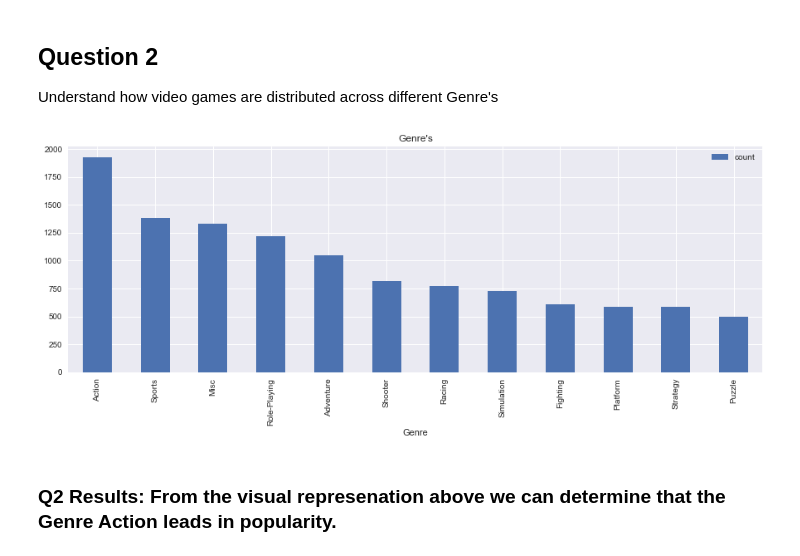
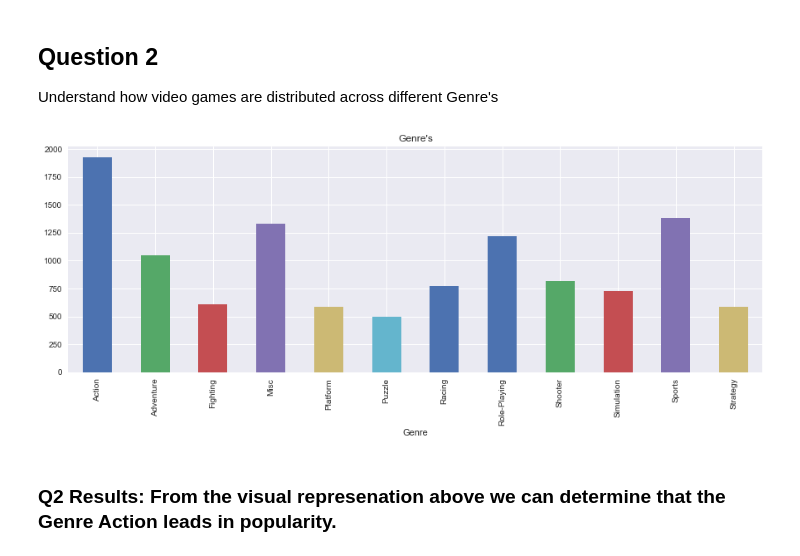
Before and after one commit to gfonteno/DataScienceBlogPost, a Jupyter notebook: DataScienceBlogPost.ipynb, the cells around one changed output. Drawn from its saved outputs; the diff is of its cells as text; code cells hidden in the pictures.

```diff
--- a/DataScienceBlogPost.ipynb
+++ b/DataScienceBlogPost.ipynb
@@ -258,10 +260,16 @@ Understand how video games are distributed across different Genre's
 # %%
 ## 2. Understand how video games are distributed across different Genre's
 
-df_geners.plot(kind="bar", figsize=(15,5))
+df_geners = df.groupby('Genre')['Name'].nunique().plot(kind='bar', figsize=(15,5))
+
+df_geners.plot(kind='bar', figsize=(15,5))
 plt.title("Genre's");
+
+plt.savefig("images/q2", bbox_inches="tight")
+
+plt.show()
 # %% [output]
-[figure, old version]
+[figure, new version]
 # %% [markdown]
 ### Q2 Results: From the visual represenation above we can determine that the Genre Action leads in popularity.
 # %% [markdown]
```
Also changed, not shown: parts of 6 cells of this notebook, 6 other files.
